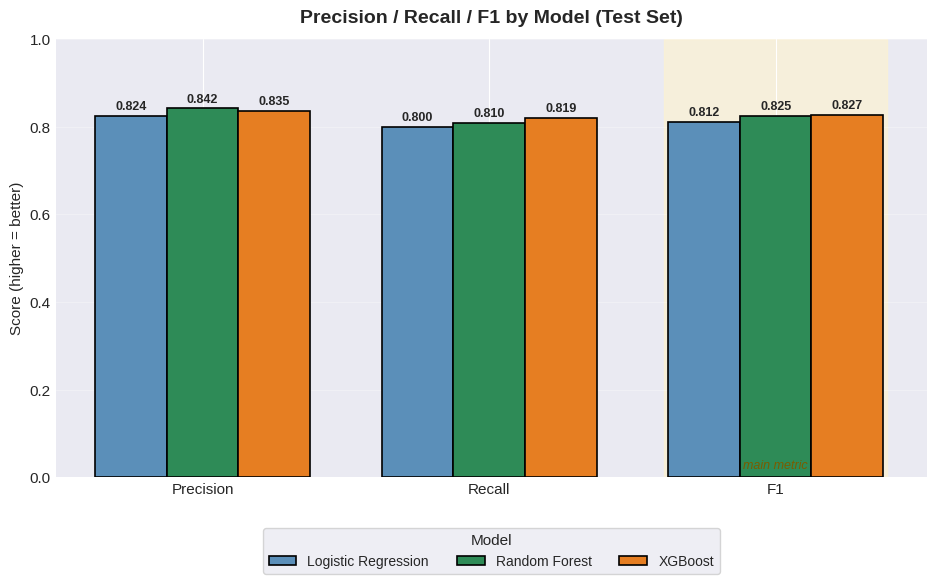
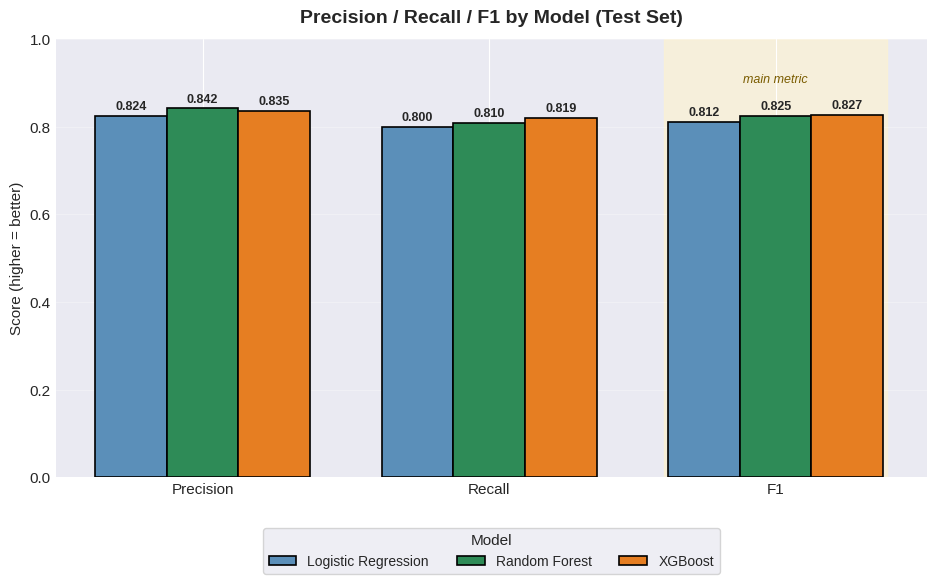
The change to this notebook cell's code, shown as a diff; its figure went from the first image to the second:
--- before
+++ after
@@ -15,6 +15,5 @@
 # shade the F1 group to flag the key metric
 ax.axvspan(x[2]-0.14, x[2]+3*width-0.11, color='#FFF3CD', alpha=0.6, zorder=0)
-ax.text(x[2]+width, 0.02, 'main metric', ha='center', fontsize=9, style='italic', color='#7A5C00')
-
+ax.text(x[2]+width, 0.90, 'main metric', ha='center', fontsize=9, style='italic', color='#7A5C00')
 ax.set_xticks(x + width); ax.set_xticklabels(plot_metrics, fontsize=11)
 ax.set_ylabel('Score (higher = better)', fontsize=11)

Commit: Precision recall tradeoff across models